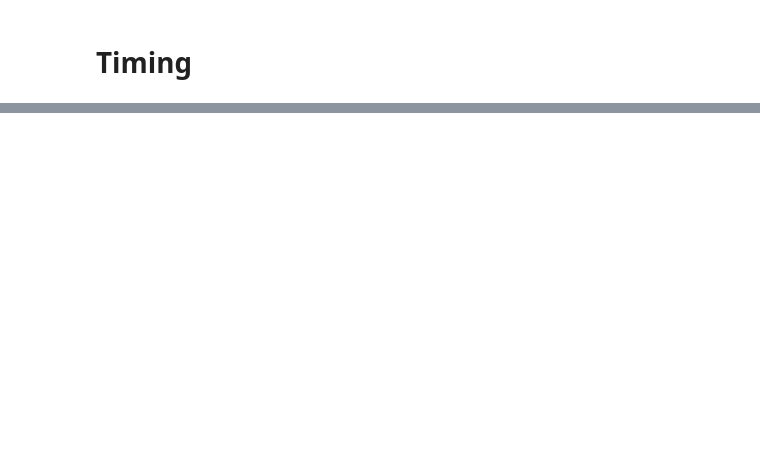
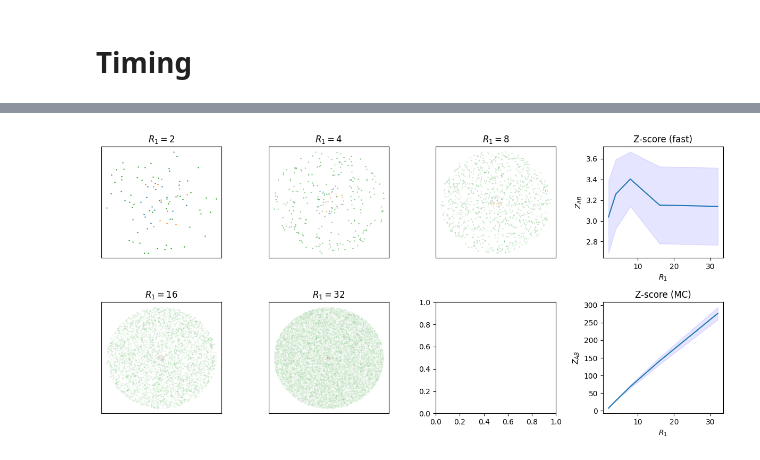
Before and after one commit to wahlby-lab/analytical-enrichment-test, a Jupyter notebook: example.ipynb, the cells around one changed output, grey strips where cells are left out. Saved outputs shown, nothing was run; the diff lists cells and outputs as text; code cells hidden in the pictures; blank space fills up the shorter version.

```diff
--- a/example.ipynb
+++ b/example.ipynb
@@ -190,0 +212,83 @@ display(results_timing)
+# %%
+import numpy as np
+import anndata
+import squidpy as sq
+import matplotlib.pyplot as plt
+from nhood_enrichment import nhood_enrichment
+
+np.random.seed(42)
+
+points_per_area = 5
+def sample(R):
+    points = int(points_per_area * R**2 * np.pi)
+    theta = np.random.rand(points) * 2 * np.pi
+    radius = np.sqrt(np.random.rand(points)) * R
+    x = np.cos(theta) * radius
+    y = np.sin(theta) * radius
+    return np.column_stack((x,y))
+
+
+R0 = 1
+R1 = [2,4,8,16,32]
+
+zscore_analytical_list = []
+zscore_squidpy_list = []
+
+
+fig, axs = plt.subplots(2,4, figsize=(3*4,6))
+
+for i,R1i in enumerate(R1):
+    z_an = []
+    z_sq = []
+    for _ in range(15):
+        xy_A = sample(R0)
+        xy_B = sample(R0)
+        xy_C = sample(R1i)
+        xy = np.vstack((xy_A,xy_B,xy_C))
+        labels = ['A'] * len(xy_A) + ['B'] * len(xy_B) + ['C'] * len(xy_C)
+        adata = anndata.AnnData(obs={'labels' : labels}, obsm={'spatial' : xy})
+        adata.obs['labels'] = adata.obs['labels'].astype('category')
+        sq.gr.spatial_neighbors(adata,coord_type = 'generic', radius = R0)
+        zscore_analytical, _ = nhood_enrichment(adata, cluster_key='labels', copy=True, radius_test=(R0, 1.25*R0))
+        zscore_squidpy, _ = sq.gr.nhood_enrichment(adata, cluster_key='labels', copy=True, show_progress_bar=False)
+        z_an.append(zscore_analytical[0,1])
+        z_sq.append(zscore_squidpy[0,1])
+
+    zscore_analytical_list.append(np.array(z_an))
+    zscore_squidpy_list.append(np.array(z_sq))
+    a,b = np.unravel_index(i,(2,3))
+    for label in ['A','B','C']:
+        ind = adata.obs.labels == label
+        axs[a,b].scatter(xy[ind,0],xy[ind,1],label=label,s=2/R1i**2,zorder=-1 if label == 'C' else None)
+        axs[a,b].set_title(f'$R_1 = {R1i}$')
+        axs[a,b].set_xticks([])
+        axs[a,b].set_yticks([])
+
+zscore_squidpy_list = np.array(zscore_squidpy_list)
+zscore_analytical_list = np.array(zscore_analytical_list)
+
+z_score_analytical_mean = np.mean(zscore_analytical_list, axis=1)
+z_score_analytical_ci = 1.96 * np.std(zscore_analytical_list,axis=1)/np.sqrt(zscore_analytical_list.shape[1])
+
+z_score_squidpy_mean = np.mean(zscore_squidpy_list, axis=1)
+z_score_squidpy_ci = 1.96 * np.std(zscore_squidpy_list,axis=1)/np.sqrt(zscore_squidpy_list.shape[1])
+
+axs[0,3].plot(R1,z_score_analytical_mean)
+axs[0,3].fill_between(R1,(z_score_analytical_mean-z_score_analytical_ci), (z_score_analytical_mean+z_score_analytical_ci), color='b', alpha=.1)
+
+axs[0,3].set_xlabel('$R_1$')
+axs[0,3].set_ylabel('$Z_{AB}$')
+axs[0,3].set_title('Z-score (fast)')
+
+axs[1,3].plot(R1,z_score_squidpy_mean)
+axs[1,3].fill_between(R1,(z_score_squidpy_mean-z_score_squidpy_ci), (z_score_squidpy_mean+z_score_squidpy_ci), color='b', alpha=.1)
+
+axs[1,3].set_xlabel('$R_1$')
+axs[1,3].set_ylabel('$Z_{AB}$')
+axs[1,3].set_title('Z-score (MC)')
+
+
+plt.tight_layout()
+# Assuming R1, zscore_squidpy_list, and zscore_analytical_list are defined
+# %% [output]
+[figure, added]
```
Also changed, not shown: parts of 9 cells of this notebook, 3 other files.
